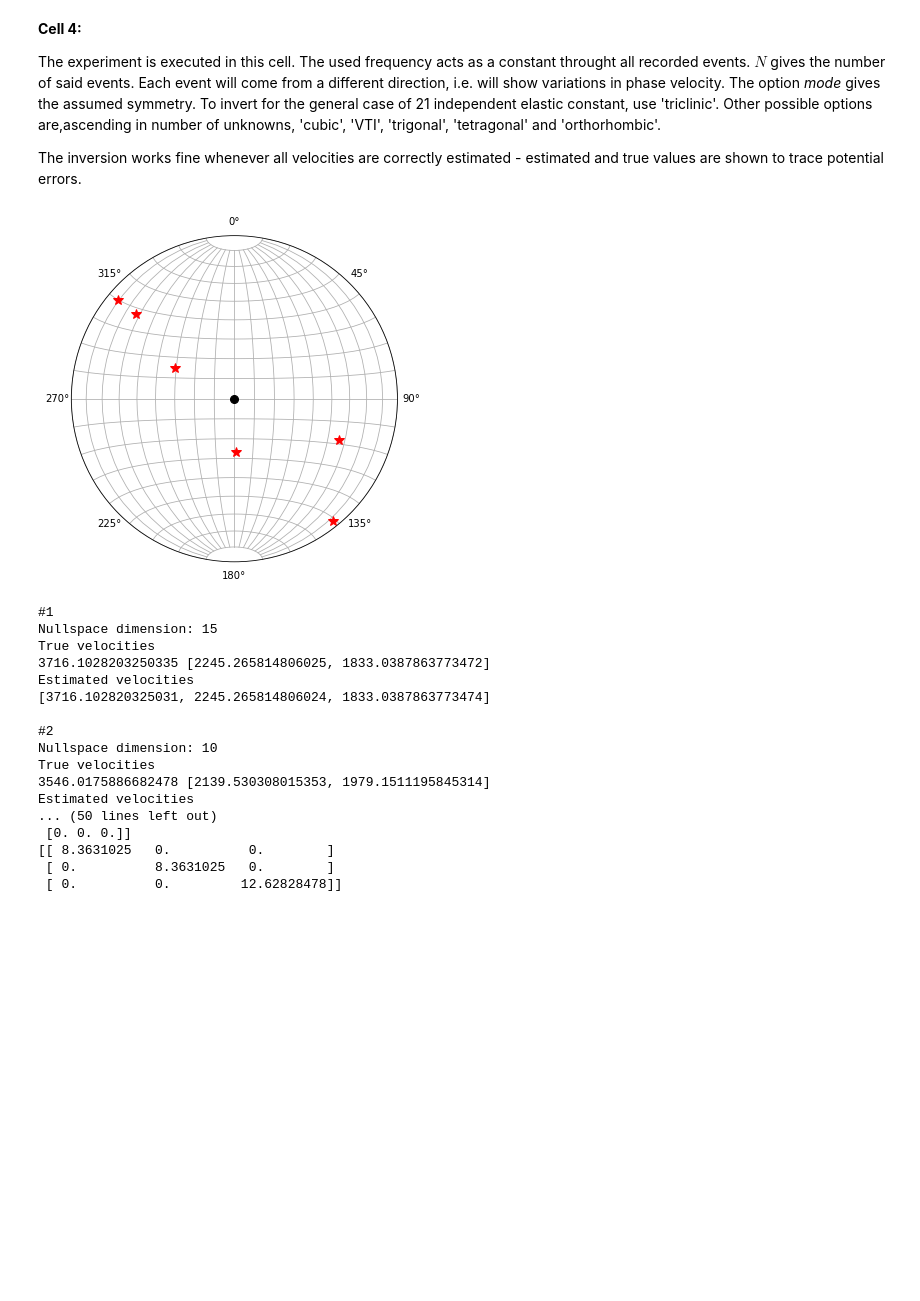
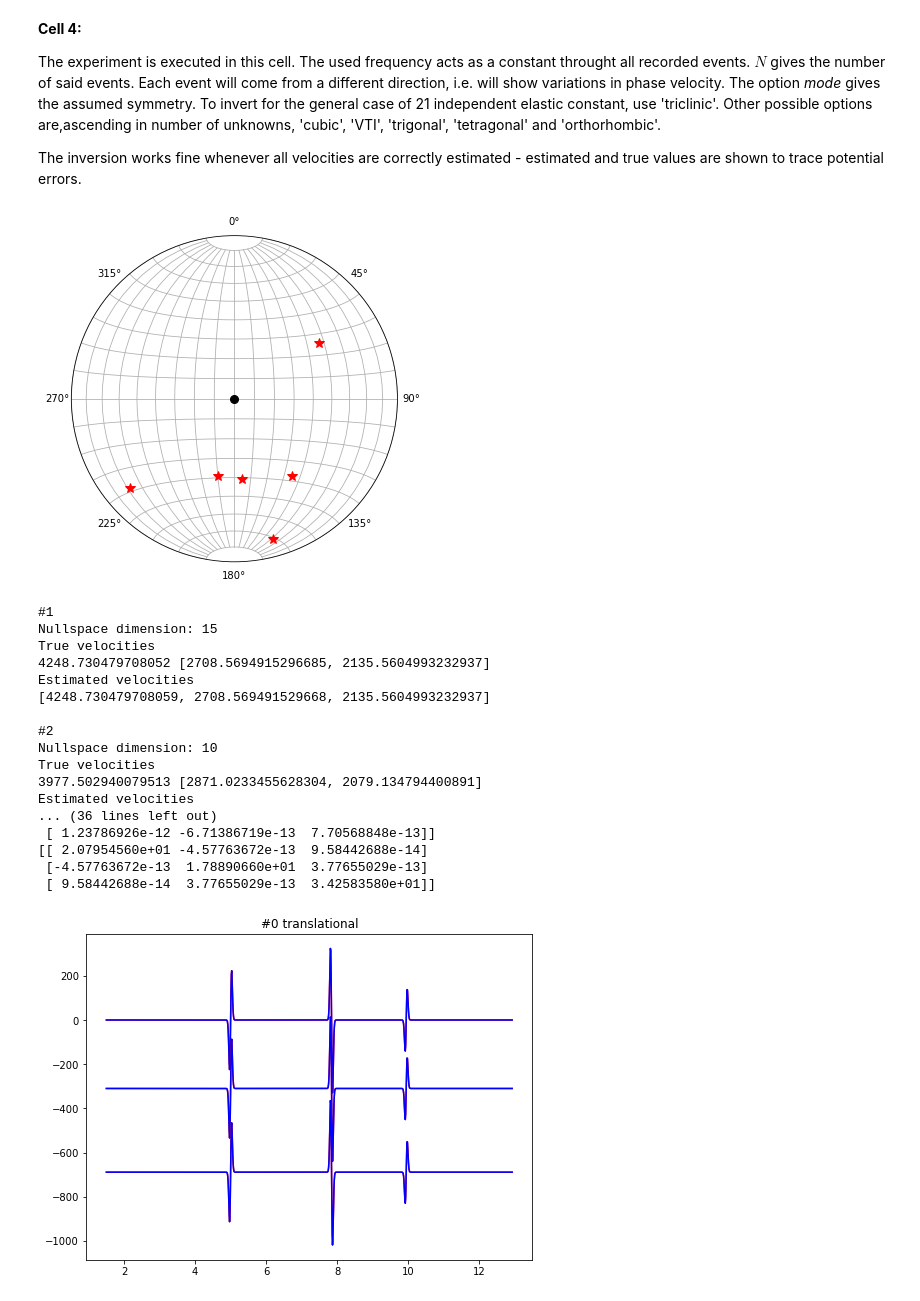
Before and after one commit to sebnoe/anisotropy, a Jupyter notebook: notebooks/Inversion.ipynb, the cells around one changed output. Cells and saved outputs as stored; diff of their text form; code cells hidden in the pictures; blank space fills up the shorter version.

```diff
--- a/notebooks/Inversion.ipynb
+++ b/notebooks/Inversion.ipynb
@@ -246,18 +248,25 @@ k declares the component ($k={1,2,3,4,5,6}$) of 6C measurement, A is the maximum
 
 The synthetic dataset is gained with a forward solver using the estimated elastic tensor. Frequency is assumed to be known.
 # %%
-def get_misfit(seis,t,nu,C_e, f, density):
+def get_misfit(seis,t,nu,C_e, f, density,fs):
     gammas_syn = get_gamma(nu, C_e)
     misfits = []
     for j in range(0,len(nu)):
         vel_syn, v_syn = get_eigenvals(gammas_syn[j], density)
-        seis_syn, t_syn = get_seis(v_syn,vel_syn,nu[j],f)
+        seis_syn, t_syn = get_seis(v_syn,vel_syn,nu[j],f,fs)
         misfit = 0
         nt = len(t_syn)
-        #for i in range(0,6):
-        #    plt.plot(t[j],seis[j][i,:])
-        #    plt.plot(t_syn,seis_syn[i,:])
-        #    plt.show()
+        plt.figure(figsize=(8,6))
+        plt.title('#'+str(j)+' translational')
+        plt.plot(t_syn,seis_syn[0,:],color='r')
+        plt.plot(t[j],seis[j][0,:],color='b')
+        a1 = max(seis_syn[1,:])
+        plt.plot(t_syn,seis_syn[0,:]-a1,color='r')
+        plt.plot(t[j],seis[j][0,:]-a1,color='b')
+        a2 = a1 + max(seis_syn[2,:])
+        plt.plot(t_syn,seis_syn[0,:]-a2,color='r')
+        plt.plot(t[j],seis[j][0,:]-a2,color='b')
+        plt.show()
         for k in range(0,6):
             amax = max(seis[j][k,:])
             for it in range(0,nt):
@@ -286,7 +295,7 @@ random_medium = load_random_medium_list()
 #6 monoclinic
 #7 triclinic
 # %%
-index = 1
-C, density = get_specific_VTI(medium[index],give_thomsen=True)
-#C, density = get_random_C(random_medium[index],50)
+index = 5
+#C, density = get_specific_VTI(medium[index],give_thomsen=True)
+C, density = get_random_C(random_medium[index],50)
 # %% [output]
@@ -313,6 +314,7 @@ The experiment is executed in this cell. The used frequency acts as a constant t
 The inversion works fine whenever all velocities are correctly estimated - estimated and true values are shown to trace potential errors.
 # %%
 f = 25.
+fs = 100.
 N = 6
 ## mode: assumed symmetry
 mode = 'triclinic'
@@ -329,7 +331,7 @@ all_seis = []
 all_t = []
 for i in range(1,N+1):
     vel, v = get_eigenvals(gammas[i], density)
-    seis, t = get_seis(v,vel,nus[i],f)
+    seis, t = get_seis(v,vel,nus[i],f,fs)
     all_seis.append(seis)
     all_t.append(t)
 
@@ -339,49 +341,50 @@ for i in range(1,N+1):
     vel_e,_,_ = estimate_velocity(seis,nu_e,t)
 
     d,G = add_new_data(mode,d,G,nu_e,vel_e,n_trans,density)
     m = np.dot(np.dot(np.linalg.inv(np.dot(G.transpose(),G)),G.transpose()),d)
     C_e = sort_elastic_coeff(mode,m)
     print('#'+str(i))
     print('Nullspace dimension: '+str(np.shape(null_space(G))[1]))
     print('True velocities')
     print(max(vel),extract_slower_velocities(vel))
     print('Estimated velocities')
     print(vel_e)
     print(' ')
     if np.shape(null_space(G))[1]==0:
         N_shots = i-1
         print('Estimated Elastic tensor:')
         print(C_e[:3,:3]*1e-9)
         print(C_e[:3,3:]*1e-9)
         print(C_e[3:,3:]*1e-9)
-        misfit = get_misfit(all_seis,all_t,all_nu_e,C_e, f, density)
+        misfit = get_misfit(all_seis,all_t,all_nu_e,C_e, f, density,fs)
         print(' ')
         print('Average misfit:')
         print(np.mean(misfit))
         print(' ')
 
 
 print('Accurate Elastic tensor:')
 print(C[:3,:3]*1e-9)
 print(C[:3,3:]*1e-9)
 print(C[3:,3:]*1e-9)
 print(' ')
 # %% [output]
-[figure, old version]
+[figure, new version]
 #1
 Nullspace dimension: 15
 True velocities
-3716.1028203250335 [2245.265814806025, 1833.0387863773472]
+4248.730479708052 [2708.5694915296685, 2135.5604993232937]
 Estimated velocities
-[3716.102820325031, 2245.265814806024, 1833.0387863773474]
+[4248.730479708059, 2708.569491529668, 2135.5604993232937]
 
 #2
 Nullspace dimension: 10
 True velocities
-3546.0175886682478 [2139.530308015353, 1979.1511195845314]
+3977.502940079513 [2871.0233455628304, 2079.134794400891]
 Estimated velocities
-... (50 lines left out)
- [0. 0. 0.]]
-[[ 8.3631025   0.          0.        ]
- [ 0.          8.3631025   0.        ]
- [ 0.          0.         12.62828478]]
+... (36 lines left out)
+ [ 1.23786926e-12 -6.71386719e-13  7.70568848e-13]]
+[[ 2.07954560e+01 -4.57763672e-13  9.58442688e-14]
+ [-4.57763672e-13  1.78890660e+01  3.77655029e-13]
+ [ 9.58442688e-14  3.77655029e-13  3.42583580e+01]]
+[figure, added]
```
Also changed, not shown: parts of 3 cells of this notebook, 6 other files.
